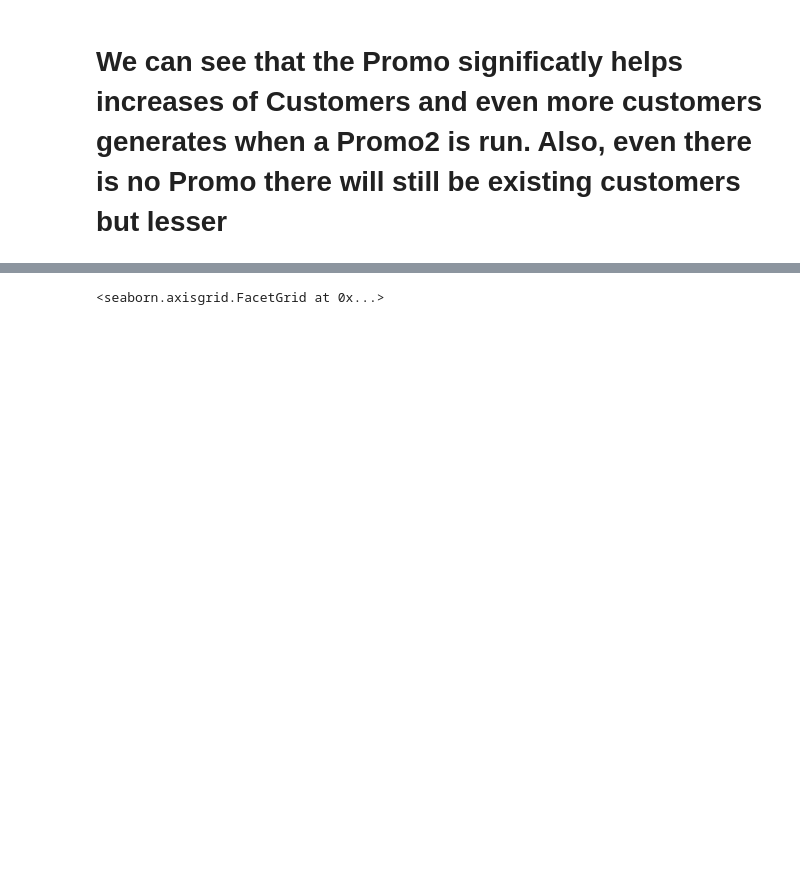
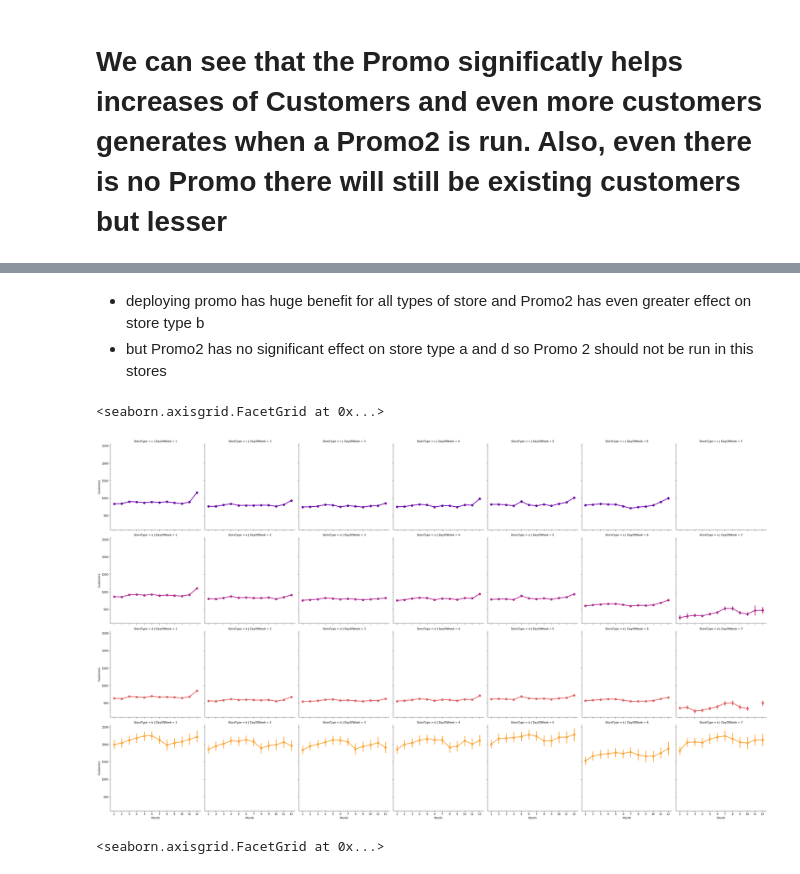
Before and after one commit to sam23121/Pharmaceutical_Sales_prediction, a Jupyter notebook: notebooks/EDA.ipynb, the cells around one changed output, grey strips where cells are left out. Cells and saved outputs as stored; diff of their text form; code cells hidden in the pictures; blank space fills up the shorter version.

```diff
--- a/notebooks/EDA.ipynb
+++ b/notebooks/EDA.ipynb
@@ -146,3 +166,16 @@ sales_store
+# %% [markdown]
+- deploying promo has huge benefit for all types of store and Promo2 has even greater effect on store type b
+- but Promo2 has no significant effect on store type a and d so Promo 2 should not be run in this stores
+# %%
+sns.factorplot(data = train_store, x = 'Month', y = "Customers",
+               col = 'DayOfWeek', # per store type in cols
+               palette = 'plasma',
+               hue = 'StoreType',
+               row = 'StoreType', # per store type in rows
+               color = 'blue')
+# %% [output]
+<seaborn.axisgrid.FacetGrid at 0x...>
+[figure, added]
 # %%
 sns.factorplot(data = train_store, x = 'Month', y = "Sales",
                col = 'DayOfWeek', # per store type in cols
```
Also changed, not shown: parts of 15 cells of this notebook, 3 other files.
